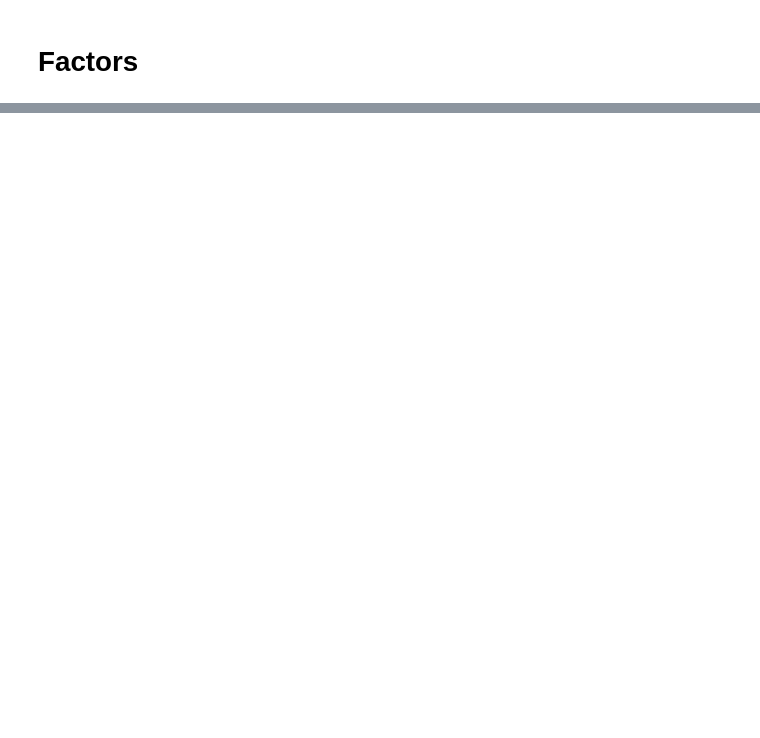
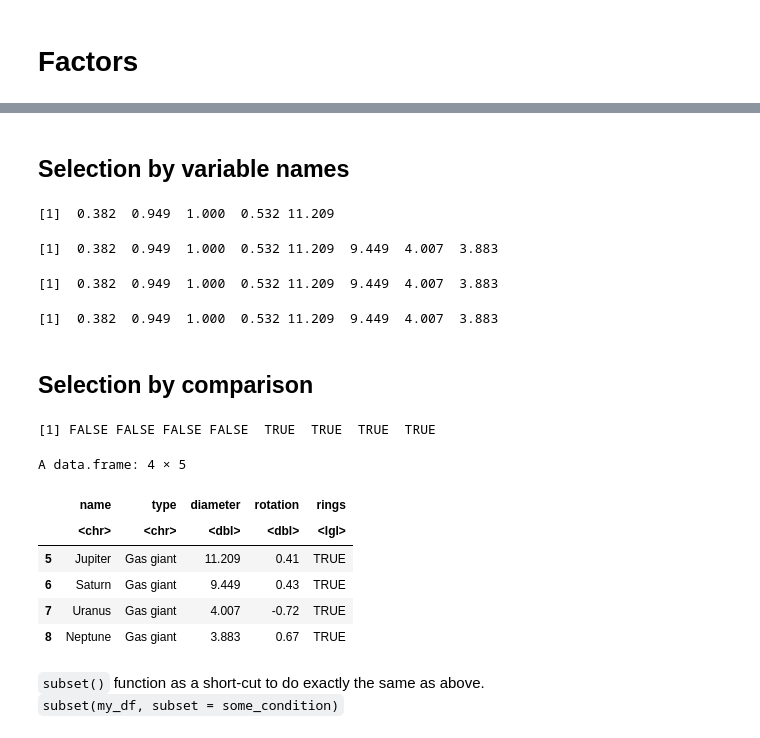
Before and after one commit to Yuleii/programming-notebook, a Jupyter notebook: Introduction to R.ipynb, the cells around one changed output, grey strips where cells are left out. Drawn from its saved outputs; the diff is of its cells as text; code cells hidden in the pictures; blank space fills up the shorter version.

```diff
--- a/Introduction to R.ipynb
+++ b/Introduction to R.ipynb
@@ -378,0 +541,37 @@ mean(us_visitors)
+# %% [markdown]
+## Selection by variable names
+# %%
+# Select first 5 values of diameter column
+planets_df[1:5, "diameter"]
+# %% [output]
+[1]  0.382  0.949  1.000  0.532 11.209
+# %%
+# If you want to select all elements of the variable diameter.All these will do the trick
+planets_df[,3]
+planets_df[,"diameter"]
+planets_df$diameter
+# %% [output]
+[1]  0.382  0.949  1.000  0.532 11.209  9.449  4.007  3.883
+[1]  0.382  0.949  1.000  0.532 11.209  9.449  4.007  3.883
+[1]  0.382  0.949  1.000  0.532 11.209  9.449  4.007  3.883
+# %% [markdown]
+## Selection by comparison
+# %%
+rings_vector = planets_df[, "rings"]
+rings_vector
+# %% [output]
+[1] FALSE FALSE FALSE FALSE  TRUE  TRUE  TRUE  TRUE
+# %%
+# select all columns for planets with rings
+planets_df[rings_vector, ]
+# %% [output]
+A data.frame: 4 × 5
+|  | name | type | diameter | rotation | rings |
+|  | <chr> | <chr> | <dbl> | <dbl> | <lgl> |
+| 5 | Jupiter | Gas giant | 11.209 | 0.41 | TRUE |
+| 6 | Saturn | Gas giant | 9.449 | 0.43 | TRUE |
+| 7 | Uranus | Gas giant | 4.007 | -0.72 | TRUE |
+| 8 | Neptune | Gas giant | 3.883 | 0.67 | TRUE |
+# %% [markdown]
+`subset()` function as a short-cut to do exactly the same as above.
+`subset(my_df, subset = some_condition)`
```
Also changed, not shown: parts of 41 cells of this notebook.
